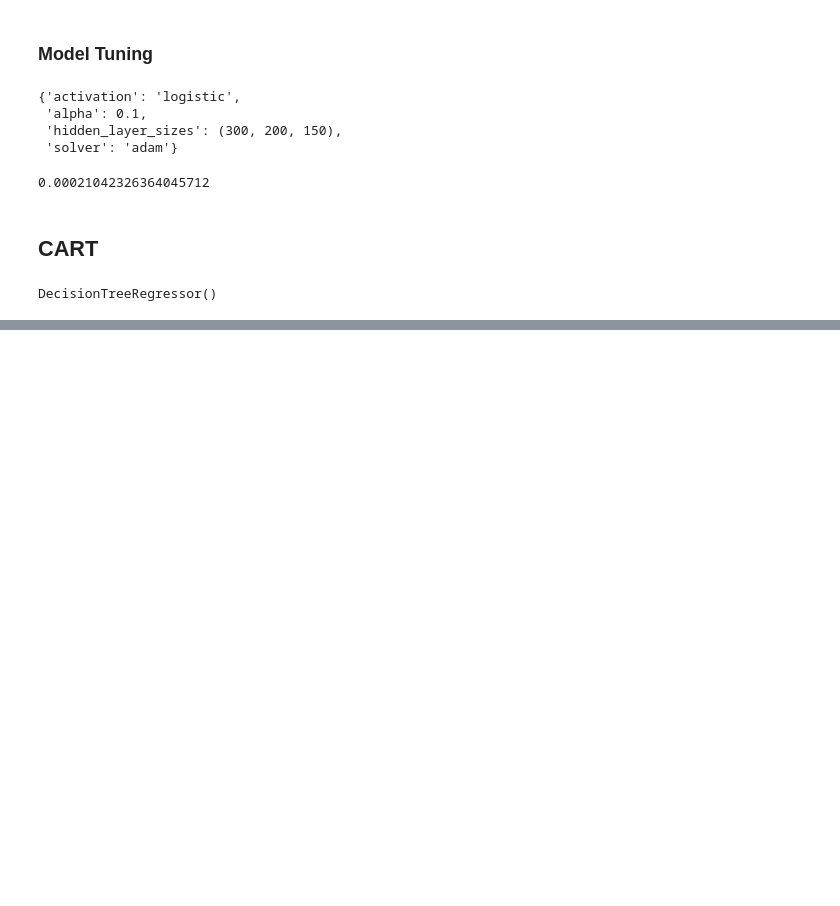
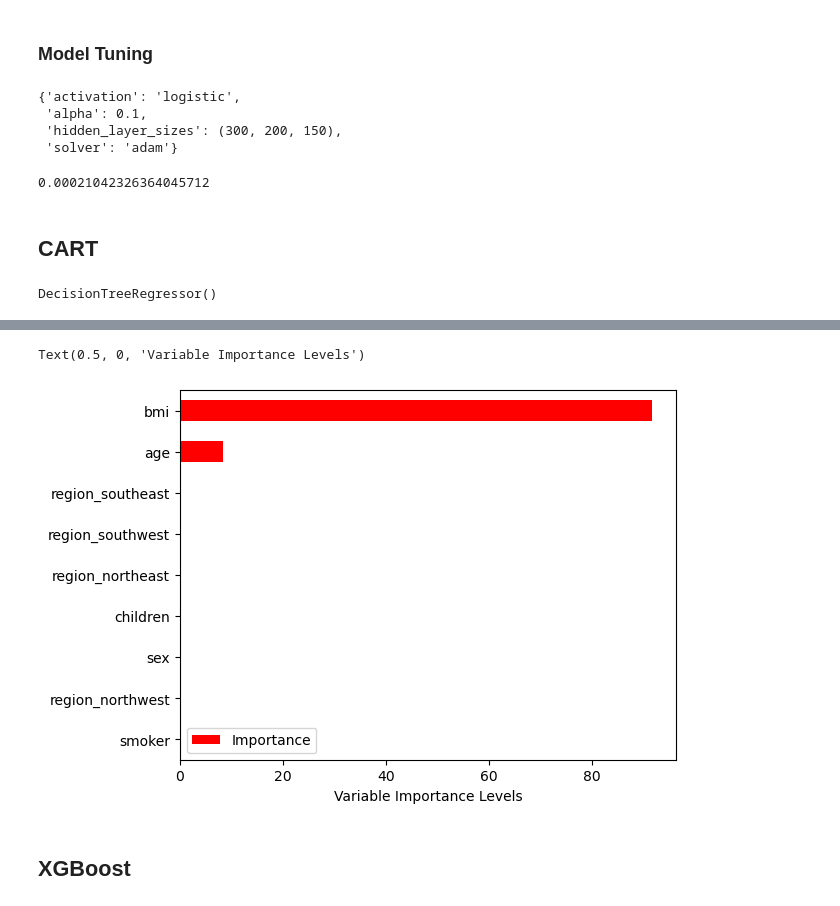
Before and after one commit to BilalAcikgoz/Medical_Cost_Prediction_ML, a Jupyter notebook: Medical_Cost_Prediction_ML.ipynb, the cells around one changed output, grey strips where cells are left out. Cells and saved outputs as stored; diff of their text form; code cells hidden in the pictures; blank space fills up the shorter version.

```diff
--- a/Medical_Cost_Prediction_ML.ipynb
+++ b/Medical_Cost_Prediction_ML.ipynb
@@ -557,0 +678,7 @@ DecisionTreeRegressor()
+# %%
+gbm_tuned = GradientBoostingRegressor(learning_rate = 0.1,
+                                      max_depth = 3,
+                                      n_estimators = 1000,
+                                      subsample = 0.75)
+
+gbm_tuned_model = gbm_tuned.fit(x_train,y_train)
@@ -557,0 +690,14 @@ DecisionTreeRegressor()
+# %%
+Importance = pd.DataFrame({"Importance": gbm_tuned_model.feature_importances_*100},
+                           index = x_train.columns)
+# %%
+Importance.sort_values(by = "Importance",
+                       axis = 0,
+                       ascending = True).plot(kind ="barh", color = "r")
+
+plt.xlabel("Variable Importance Levels")
+# %% [output]
+Text(0.5, 0, 'Variable Importance Levels')
+[figure, added]
+# %% [markdown]
+## XGBoost
```
Also changed, not shown: parts of 45 cells of this notebook.
